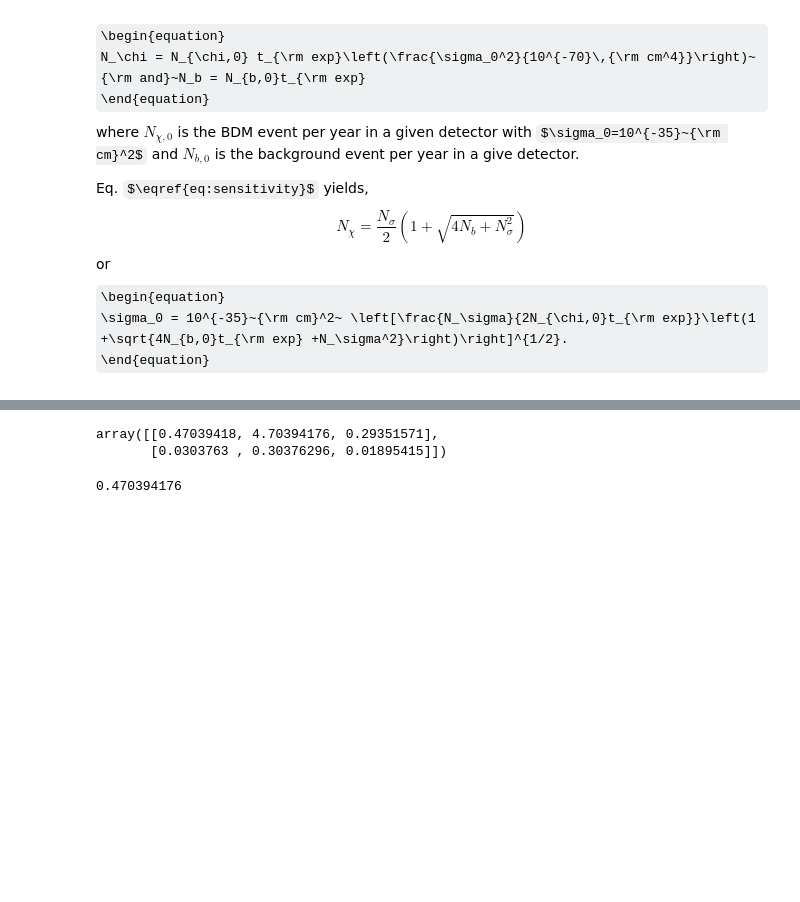
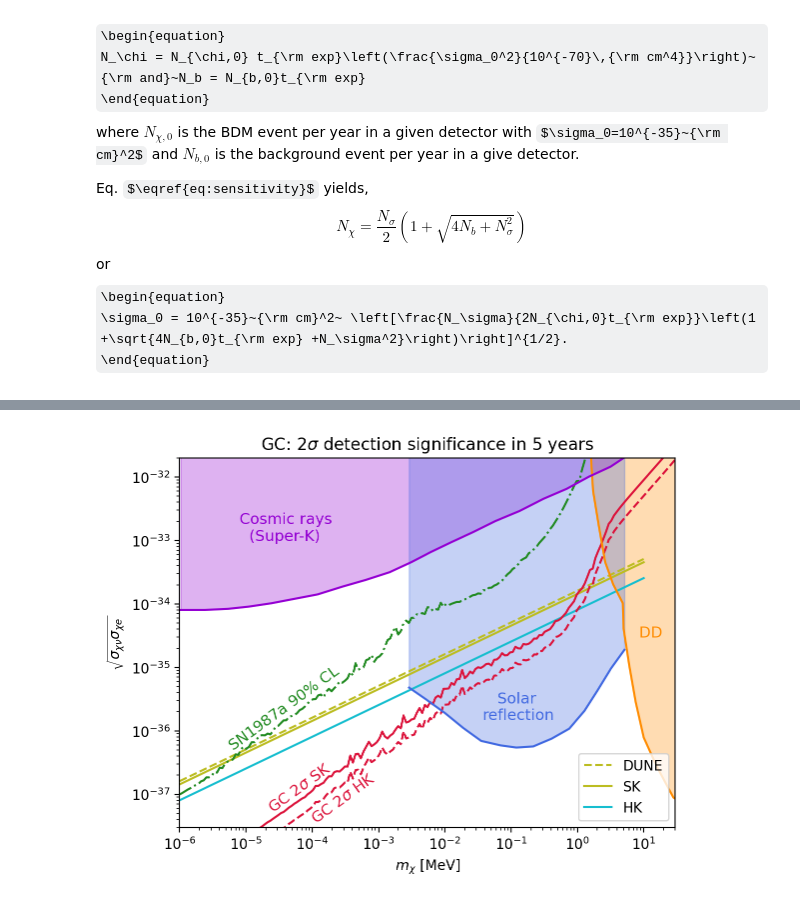
Before and after one commit to yenhsunlin/dsnbBDM, a Jupyter notebook: sensitivityPlot.ipynb, the cells around one changed output, grey strips where cells are left out. Saved outputs shown, nothing was run; the diff lists cells and outputs as text; code cells hidden in the pictures; some formulas as TeX source; blank space fills up the shorter version.

Commit message:
dsnbBDM

```diff
--- a/sensitivityPlot.ipynb
+++ b/sensitivityPlot.ipynb
@@ -156,9 +167,51 @@ sensitivitySigma0(2,5,1e-6)
 # %%
-dsnbBDMEvent(1,1,sigxe=1e-35,sigxv=1e-35)
+constraintPath = '../SNvBDM/constraints/'
+constraintSNvBDMPath = '../SNvBDM/constraints/ours/'
+# load file
+oursMW_SK = np.loadtxt(constraintSNvBDMPath + 'MW_SK.txt')
+oursMW_HK = np.loadtxt(constraintSNvBDMPath + 'MW_HK.txt')
+oursLMC = np.loadtxt(constraintSNvBDMPath + 'LMC.txt')
+constDD = 10**np.loadtxt(constraintPath + 'direct_search.txt')
+constCRBDM = 10**np.loadtxt(constraintPath + 'ema_superK.txt')
+constSolarRef = 10**np.loadtxt(constraintPath + 'solar_reflection.txt')
-# %% [output]
-array([[0.47039418, 4.70394176, 0.29351571],
-       [0.0303763 , 0.30376296, 0.01895415]])
 # %%
-Nx0SK_GC
+plt.plot(mxList,senDUNE_GC,'--',color='C8',label='DUNE')
+plt.plot(mxList,senSK_GC,color='C8',label='SK')
+plt.plot(mxList,senHK_GC,color='C9',label='HK')
+
+# Our previous SNvBDM constraints
+plt.plot(oursMW_SK.T[0],oursMW_SK.T[1],color='crimson')
+plt.text(2e-5, 5.2e-38,r'GC $2\sigma$ SK',rotation=36, color = 'crimson',fontsize=11)
+
+plt.plot(oursMW_HK.T[0],oursMW_HK.T[1],'--',color='crimson')
+plt.text(9e-5, 3.5e-38,r'GC $2\sigma$ HK',rotation=36, color = 'crimson',fontsize=11)
+
+plt.plot(oursLMC.T[0],oursLMC.T[1],'-.',color='forestgreen')
+plt.text(5e-6, 5e-37,r'SN1987a $90\%~{\rm CL}$',rotation=36, color = 'forestgreen',fontsize=11)
+
+# Existing constraints
+plt.plot(constDD.T[0],constDD.T[1], color='darkorange')
+plt.fill_between(constDD.T[0], constDD.T[1],1e-31,alpha=0.3, color='darkorange')
+plt.text(8.5, 3e-35,'DD', color = 'darkorange',fontsize=11)
+
+plt.plot(constCRBDM.T[0],constCRBDM.T[1], color='darkviolet')
+plt.fill_between(constCRBDM.T[0], constCRBDM.T[1],1e-31,alpha=0.3, color='darkviolet')
+plt.text(8e-6, 1e-33,'Cosmic rays\n  (Super-K)', color = 'darkviolet',fontsize=11)
+
+plt.plot(constSolarRef.T[0],constSolarRef.T[1],color='royalblue')
+plt.fill_between(constSolarRef.T[0], constSolarRef.T[1],1e-31,alpha=0.3,color='royalblue')
+plt.text(3.7e-2, 1.5e-36,'   Solar\nreflection', color = 'royalblue',fontsize=11)
+
+# Other figure setup
+plt.xlim(1e-6,30)
+plt.ylim(3e-38,2e-32)
+plt.xscale('log')
+plt.yscale('log')
+plt.xlabel(r'$m_\chi~[{\rm MeV}]$')
+plt.ylabel(r'$\sqrt{\sigma_{\chi\nu}\sigma_{\chi e}}$')
+plt.title(r'GC: $2\sigma$ detection significance in 5 years')
+plt.legend(loc='lower right')
+plt.savefig('figures/sensitivityGC_texp5.pdf',bbox_inches='tight')
+plt.show()
 # %% [output]
-0.470394176
+[figure, added]
```
Also changed, not shown: parts of 7 cells of this notebook, 4 other files.
